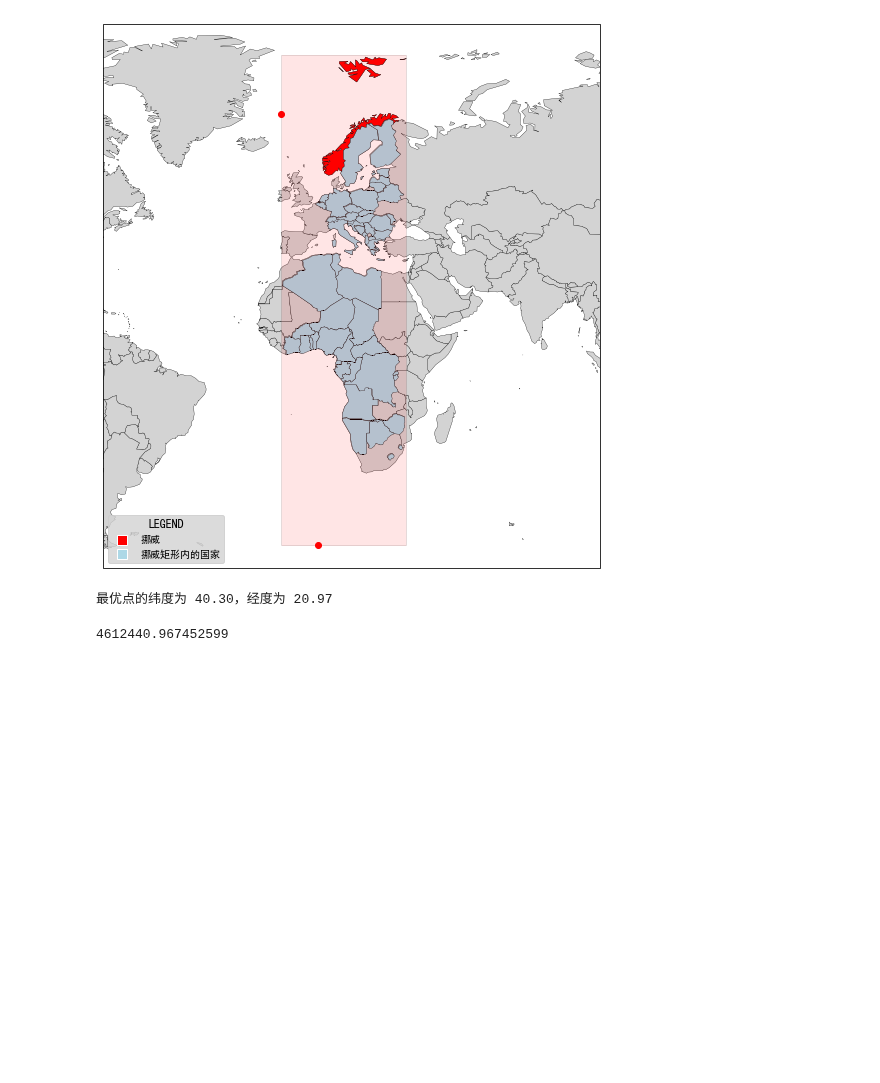
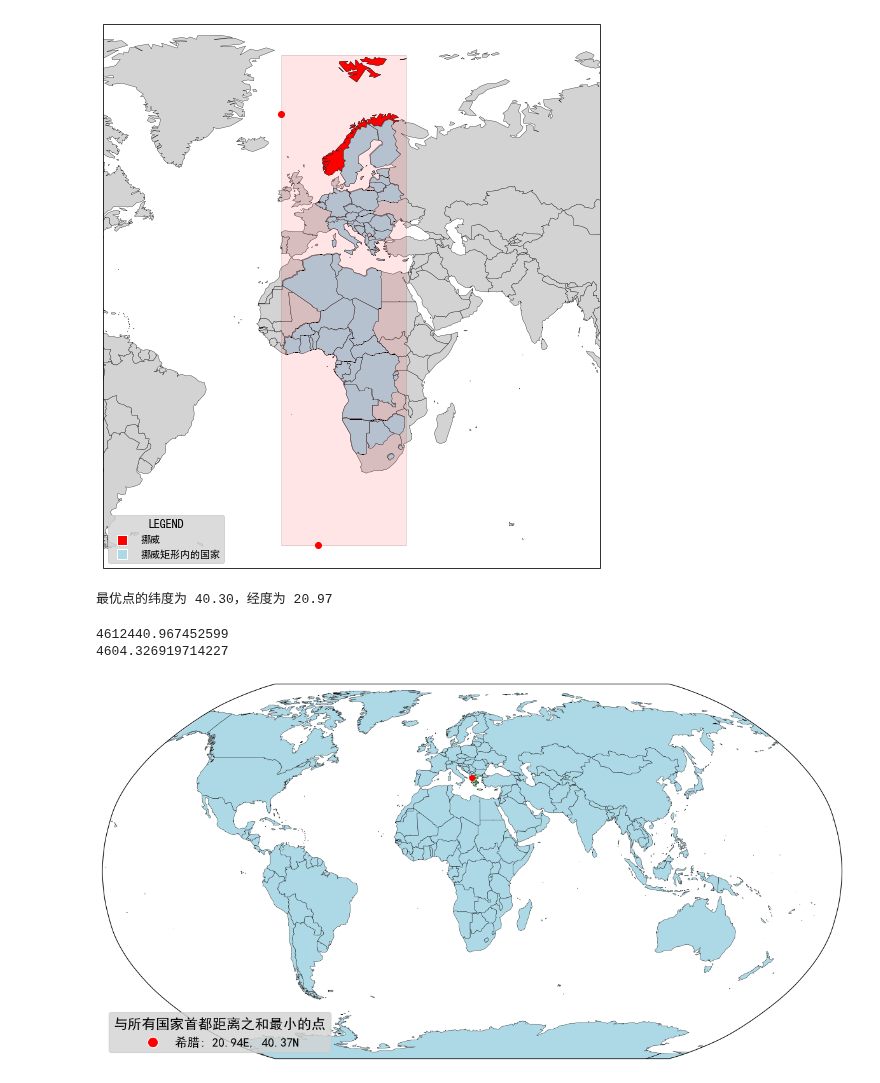
Before and after one commit to gestepoa/pythonmap, a Jupyter notebook: map_geodesy.ipynb, the cells around one changed output. Cells and saved outputs as stored; diff of their text form; code cells hidden in the pictures; blank space fills up the shorter version.

```diff
--- a/map_geodesy.ipynb
+++ b/map_geodesy.ipynb
@@ -1150,11 +1148,21 @@ print(f"最优点的纬度为 {optimal_lat:.2f}，经度为 {optimal_lon:.2f}")
 # %% [output]
 最优点的纬度为 40.30，经度为 20.97
 # %%
-#最长海上直线
+# 首都最短点2-计算距离
 import geopandas as gpd
 import matplotlib.pyplot as plt
 import cartopy.crs as ccrs
 from pyproj import Geod
+
+def haversine(lat1, lon1, lat2, lon2):
+    R = 6371.0
+    lat1, lon1, lat2, lon2 = map(math.radians, [lat1, lon1, lat2, lon2])
+    dlat = lat2 - lat1
+    dlon = lon2 - lon1
+    a = math.sin(dlat / 2)**2 + math.cos(lat1) * math.cos(lat2) * math.sin(dlon / 2)**2
+    c = 2 * math.atan2(math.sqrt(a), math.sqrt(1 - a))
+    distance = R * c
+    return distance
 
 
 lat1, lon1 = 31.229822026130062, 121.47222378982003
@@ -1162,12 +1170,50 @@ lat2, lon2 = 49.30079910094657, 71.27527094283589
 lon = [121.47222378982003,71.27527094283589]
 lat = [31.229822026130062,49.30079910094657]
 
-# 使用 pyproj 的 Geod 计算大圆弧线
+
 geod = Geod(ellps="WGS84")
-
-# Geodetic lines: P2-P1_antipode
-
-len = geod.line_length(lon, lat)
-len
+len1 = geod.line_length(lon, lat)
+len2 = haversine(lat1, lon1, lat2, lon2)
+print(len1)
+print(len2)
 # %% [output]
 4612440.967452599
+4604.326919714227
+# %%
+# 首都最短点3-画图
+import geopandas as gpd
+import matplotlib.pyplot as plt
+import cartopy.crs as ccrs
+from matplotlib.lines import Line2D
+
+plt.rcParams['font.sans-serif'] = ['SimHei','Times New Roman']
+plt.rcParams['axes.unicode_minus'] = False
+
+def loopFillColor(countryList, color):
+    for country in countryList:
+        country_data = world[world['name'] == country]
+        if not country_data.empty:
+            country_data.plot(ax=ax, color=color, edgecolor='black', linewidth=0.3, transform=ccrs.PlateCarree())
+
+world = gpd.read_file('./worldmap4/world.json')
+world = world.to_crs(ccrs.PlateCarree())
+fig, ax = plt.subplots(1, 1, figsize=(15, 10), subplot_kw={'projection': ccrs.Robinson(central_longitude=21)})
+world.plot(ax=ax, color='lightblue', edgecolor='black', linewidth=0.3, transform=ccrs.PlateCarree())
+ax.scatter([20.94], [40.37], color='red', marker='o', zorder=15, transform=ccrs.PlateCarree())
+
+countries_to_fill1 = ['希腊']
+loopFillColor(countries_to_fill1, 'lightgreen')
+
+
+legend_elements = [
+    Line2D([0], [0], marker='o', color='w', markerfacecolor='red', markersize=12, label='希腊: 20.94E, 40.37N', linestyle='None')
+]
+legend = ax.legend(handles=legend_elements, loc='lower left', title='与所有国家首都距离之和最小的点', title_fontsize=16,prop={'size': 14})
+legend.get_frame().set_facecolor('lightgray')
+
+
+ax.tick_params(axis='both', which='both', length=0, labelsize=0)
+plt.savefig('output2.png', dpi=300, bbox_inches='tight')
+plt.show()
+# %% [output]
+[figure, added]
```
Also changed, not shown: parts of 1 cell of this notebook.
